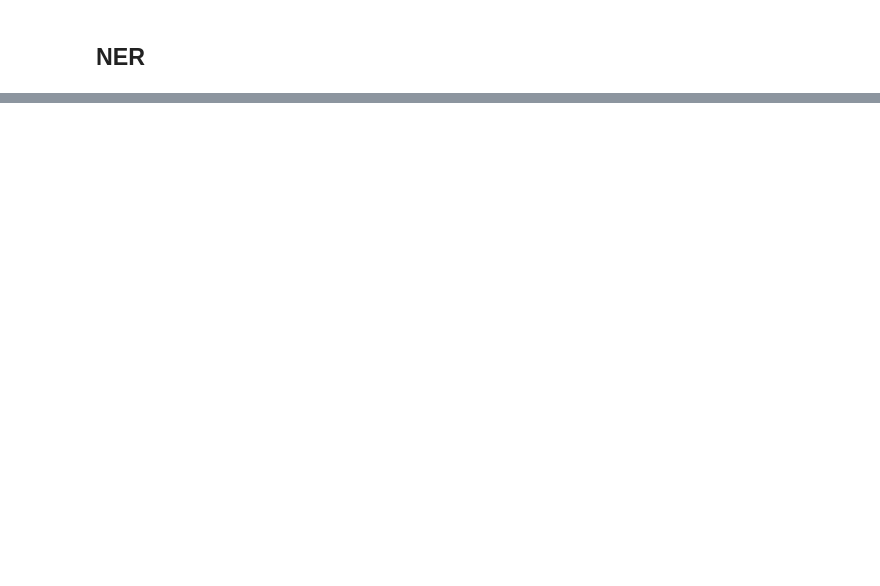
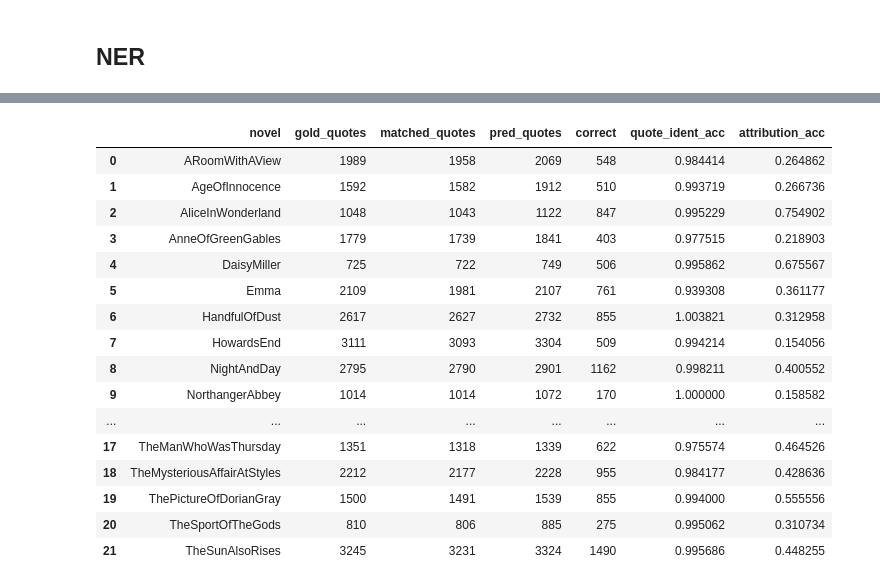
Before and after one commit to mikeicd/speaker-attribution-acl2023, a Jupyter notebook: mentions-eval.ipynb, the cells around one changed output, grey strips where cells are left out. Drawn from its saved outputs; the diff is of its cells as text; code cells hidden in the pictures; blank space fills up the shorter version.

Commit message:
Added functions fot Speaker Attribution

```diff
--- a/mentions-eval.ipynb
+++ b/mentions-eval.ipynb
@@ -103,0 +449,5 @@ merged.mean(numeric_only=True)
+# %%
+for novel in eval_pdnc_corefs.create_book_corefs.novels:
+    eval_pdnc_corefs.create_book_corefs.booknlp_process_novel(novel)
+    eval_pdnc_corefs.create_book_corefs.pdnc_process_novel(novel)
+    eval_pdnc_corefs.create_book_corefs.explicit_process_novel(novel)
@@ -103,0 +472,11 @@ merged.mean(numeric_only=True)
+# %%
+qa_rows = []
+
+for novel in eval_pdnc_corefs.create_book_corefs.novels:
+    row = eval_pdnc_corefs.eval_qa_booknlp(novel)
+    qa_rows.append(row)
+
+qdf = pd.DataFrame(
+    qa_rows,
+    columns=['novel', 'gold_quotes', 'matched_quotes', 'pred_quotes', 'correct']
+)
@@ -103,0 +501,23 @@ merged.mean(numeric_only=True)
+# %%
+qdf['quote_ident_acc'] = qdf['matched_quotes'] / qdf['gold_quotes']
+qdf['attribution_acc'] = qdf['correct'] / qdf['pred_quotes']
+
+qdf
+# %% [output]
+|  | novel | gold_quotes | matched_quotes | pred_quotes | correct | quote_ident_acc | attribution_acc |
+| 0 | ARoomWithAView | 1989 | 1958 | 2069 | 548 | 0.984414 | 0.264862 |
+| 1 | AgeOfInnocence | 1592 | 1582 | 1912 | 510 | 0.993719 | 0.266736 |
+| 2 | AliceInWonderland | 1048 | 1043 | 1122 | 847 | 0.995229 | 0.754902 |
+| 3 | AnneOfGreenGables | 1779 | 1739 | 1841 | 403 | 0.977515 | 0.218903 |
+| 4 | DaisyMiller | 725 | 722 | 749 | 506 | 0.995862 | 0.675567 |
+| 5 | Emma | 2109 | 1981 | 2107 | 761 | 0.939308 | 0.361177 |
+| 6 | HandfulOfDust | 2617 | 2627 | 2732 | 855 | 1.003821 | 0.312958 |
+| 7 | HowardsEnd | 3111 | 3093 | 3304 | 509 | 0.994214 | 0.154056 |
+| 8 | NightAndDay | 2795 | 2790 | 2901 | 1162 | 0.998211 | 0.400552 |
+| 9 | NorthangerAbbey | 1014 | 1014 | 1072 | 170 | 1.000000 | 0.158582 |
+| ... | ... | ... | ... | ... | ... | ... | ... |
+| 17 | TheManWhoWasThursday | 1351 | 1318 | 1339 | 622 | 0.975574 | 0.464526 |
+| 18 | TheMysteriousAffairAtStyles | 2212 | 2177 | 2228 | 955 | 0.984177 | 0.428636 |
+| 19 | ThePictureOfDorianGray | 1500 | 1491 | 1539 | 855 | 0.994000 | 0.555556 |
+| 20 | TheSportOfTheGods | 810 | 806 | 885 | 275 | 0.995062 | 0.310734 |
+| 21 | TheSunAlsoRises | 3245 | 3231 | 3324 | 1490 | 0.995686 | 0.448255 |
```
Also changed, not shown: parts of 38 cells of this notebook.
